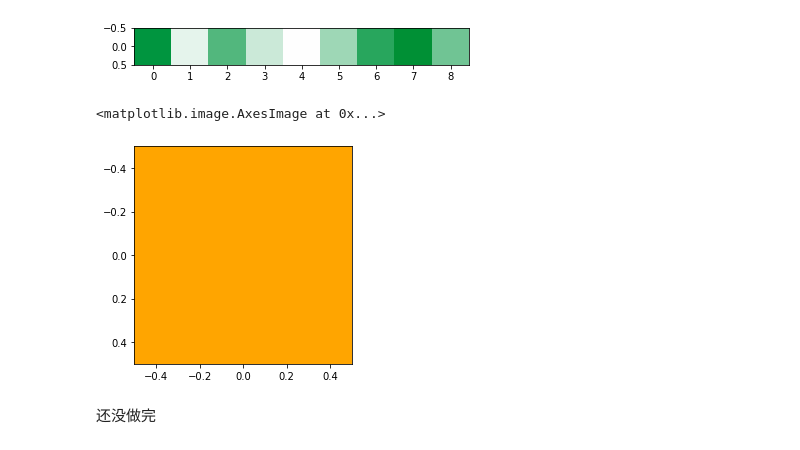
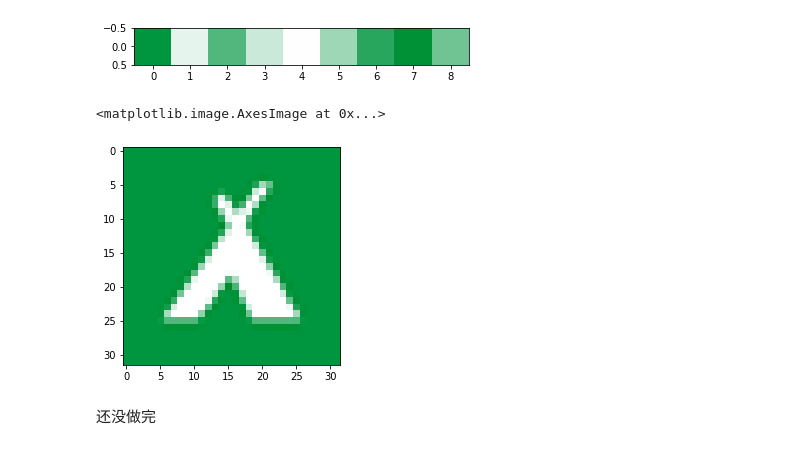
Before and after one commit to kurt980/GAN-logo_generator, a Jupyter notebook: GAN01.ipynb, the cells around one changed output. Saved outputs shown, nothing was run; the diff lists cells and outputs as text; code cells hidden in the pictures.

```diff
--- a/GAN01.ipynb
+++ b/GAN01.ipynb
@@ -94,10 +94,10 @@ plt.imshow([centers])
 <matplotlib.image.AxesImage at 0x...>
 [figure]
 # %%
-plt.imshow([[color_list['Orange']]])
+plt.imshow(image)
 # %% [output]
 <matplotlib.image.AxesImage at 0x...>
-[figure, old version]
+[figure, new version]
 # %% [markdown]
 还没做完
 # %%
```
